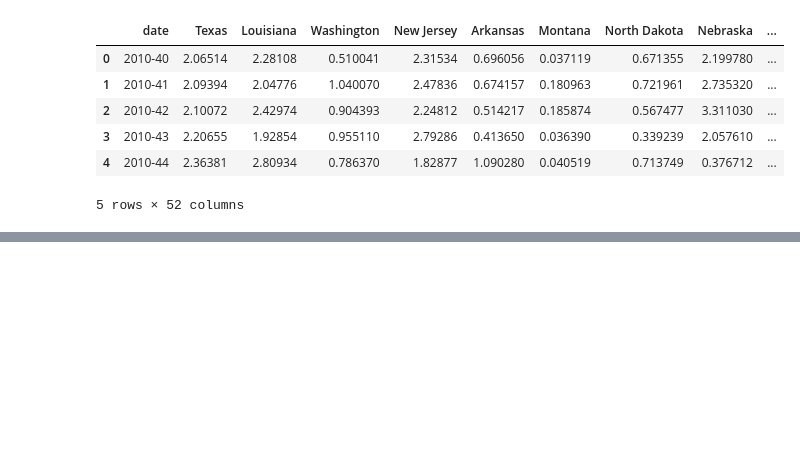
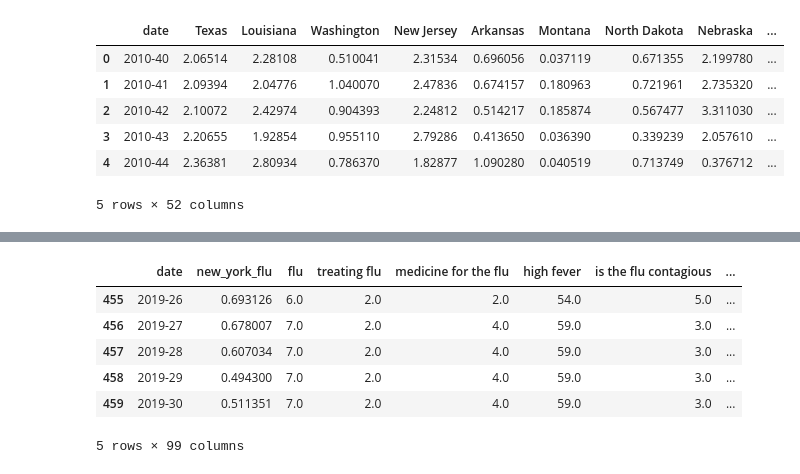
Before and after one commit to FiveSixSenvenEight/109B_flu_prediction, a Jupyter notebook: 01-build/03-create-train-test-data.ipynb, the cells around one changed output, grey strips where cells are left out. Drawn from its saved outputs; the diff is of its cells as text; code cells hidden in the pictures; blank space fills up the shorter version.

```diff
--- a/01-build/03-create-train-test-data.ipynb
+++ b/01-build/03-create-train-test-data.ipynb
@@ -37,0 +60,10 @@ NameError: name 'X' is not defined
+# %%
+df.tail()
+# %% [output]
+|  | date | new_york_flu | flu | treating flu | medicine for the flu | high fever | is the flu contagious | ... |
+| 455 | 2019-26 | 0.693126 | 6.0 | 2.0 | 2.0 | 54.0 | 5.0 | ... |
+| 456 | 2019-27 | 0.678007 | 7.0 | 2.0 | 4.0 | 59.0 | 3.0 | ... |
+| 457 | 2019-28 | 0.607034 | 7.0 | 2.0 | 4.0 | 59.0 | 3.0 | ... |
+| 458 | 2019-29 | 0.494300 | 7.0 | 2.0 | 4.0 | 59.0 | 3.0 | ... |
+| 459 | 2019-30 | 0.511351 | 7.0 | 2.0 | 4.0 | 59.0 | 3.0 | ... |
+5 rows × 99 columns
```
Also changed, not shown: parts of 1 cell of this notebook, 4 other files.
